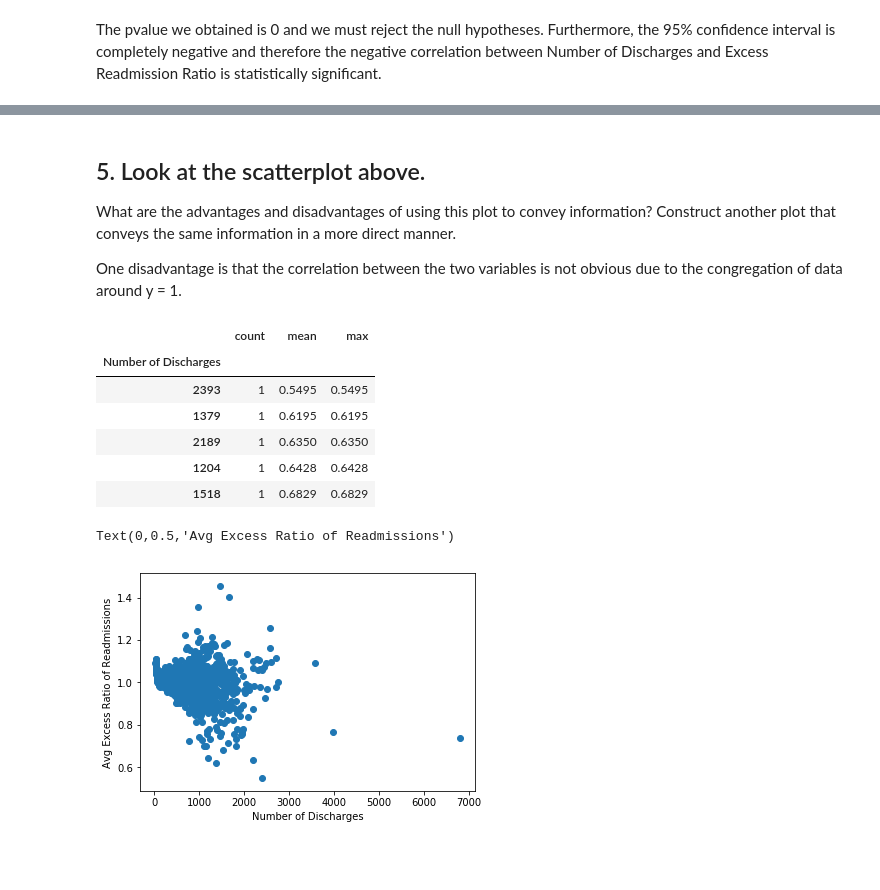
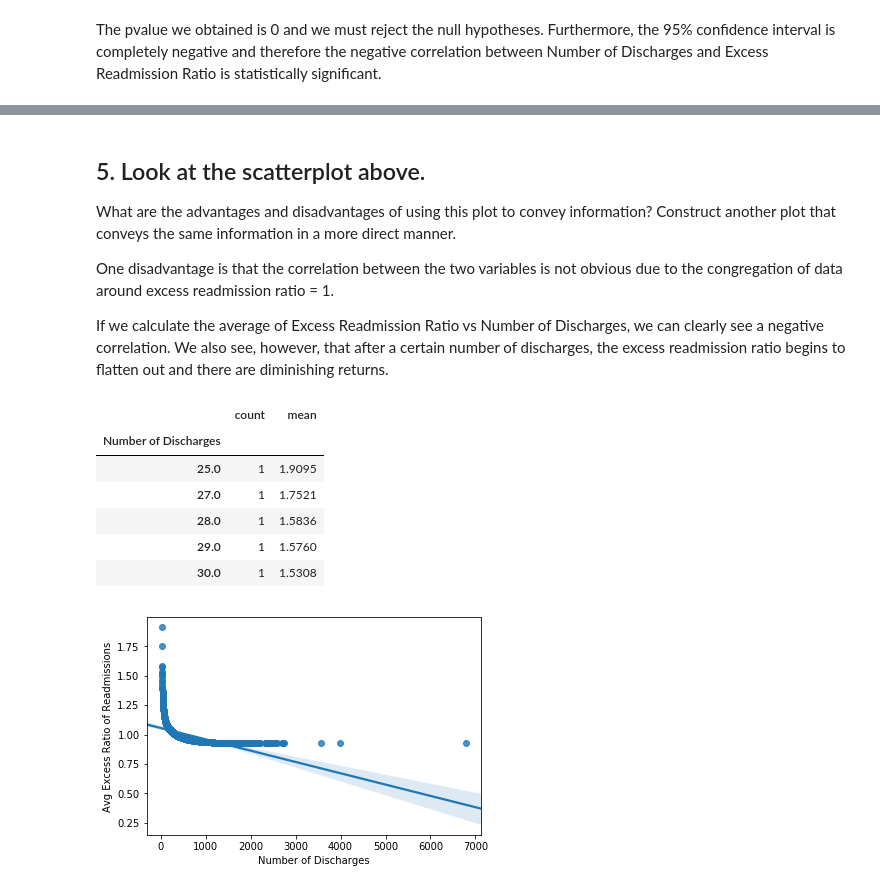
Before and after one commit to wsjk/inferential_stats_exercises, a Jupyter notebook: hospital_readmit/sliderule_dsi_inferential_statistics_exercise_3.ipynb, the cells around one changed output, grey strips where cells are left out. Cells and saved outputs as stored; diff of their text form; code cells hidden in the pictures; blank space fills up the shorter version.

Commit message:
Finished notebook exercise on hospital readmits

```diff
--- a/hospital_readmit/sliderule_dsi_inferential_statistics_exercise_3.ipynb
+++ b/hospital_readmit/sliderule_dsi_inferential_statistics_exercise_3.ipynb
@@ -186,22 +200,23 @@ ci, pvalue
 What are the advantages and disadvantages of using this plot to convey information?
 Construct another plot that conveys the same information in a more direct manner.
 
-One disadvantage is that the correlation between the two variables is not obvious due to the congregation of data around y = 1.
+One disadvantage is that the correlation between the two variables is not obvious due to the congregation of data around excess readmission ratio = 1.
+
+If we calculate the average of Excess Readmission Ratio vs Number of Discharges, we can clearly see a negative correlation. We also see, however, that after a certain number of discharges, the excess readmission ratio begins to flatten out and there are diminishing returns.
 # %%
-df = clean_hospital_read_df2.groupby('Number of Discharges')['Excess Readmission Ratio'].agg(['count','mean','max'])
-df.sort_values('mean').head()
+df= clean_hospital_read_df2.groupby('Number of Discharges')['Excess Readmission Ratio'].agg(['count','mean'])
+df.head()
 # %% [output]
-|  | count | mean | max |
-| Number of Discharges |  |  |  |
-| 2393 | 1 | 0.5495 | 0.5495 |
-| 1379 | 1 | 0.6195 | 0.6195 |
-| 2189 | 1 | 0.6350 | 0.6350 |
-| 1204 | 1 | 0.6428 | 0.6428 |
-| 1518 | 1 | 0.6829 | 0.6829 |
+|  | count | mean |
+| Number of Discharges |  |  |
+| 25.0 | 1 | 1.9095 |
+| 27.0 | 1 | 1.7521 |
+| 28.0 | 1 | 1.5836 |
+| 29.0 | 1 | 1.5760 |
+| 30.0 | 1 | 1.5308 |
 # %%
-plt.scatter(df.index, df['mean'])
-plt.xlabel('Number of Discharges')
-plt.ylabel('Avg Excess Ratio of Readmissions')
+sns.regplot(x='Number of Discharges', y = 'mean', data=df.reset_index())
+_ = plt.xlabel('Number of Discharges')
+_ = plt.ylabel('Avg Excess Ratio of Readmissions')
 # %% [output]
-Text(0,0.5,'Avg Excess Ratio of Readmissions')
-[figure, old version]
+[figure, new version]
```
Also changed, not shown: parts of 7 cells of this notebook.
